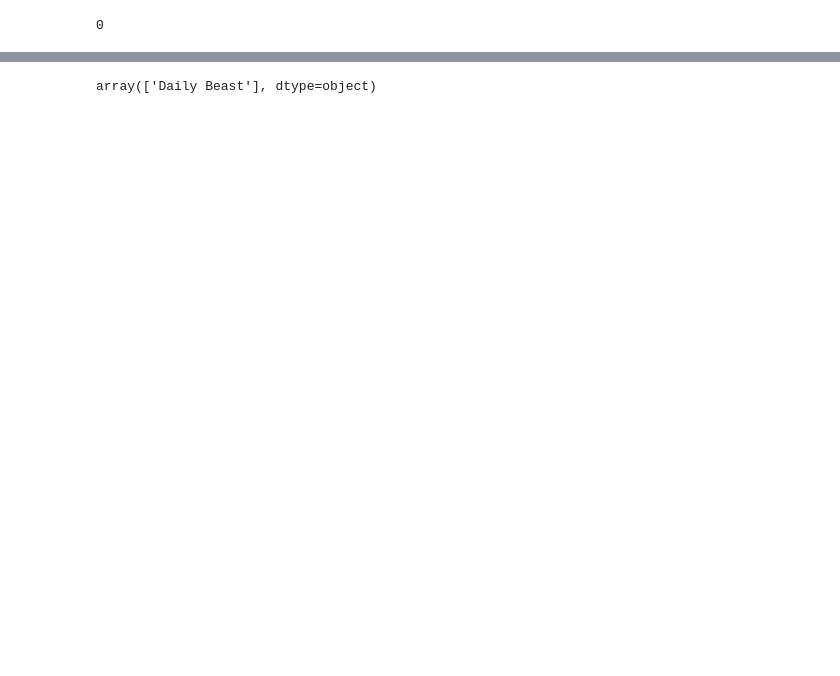
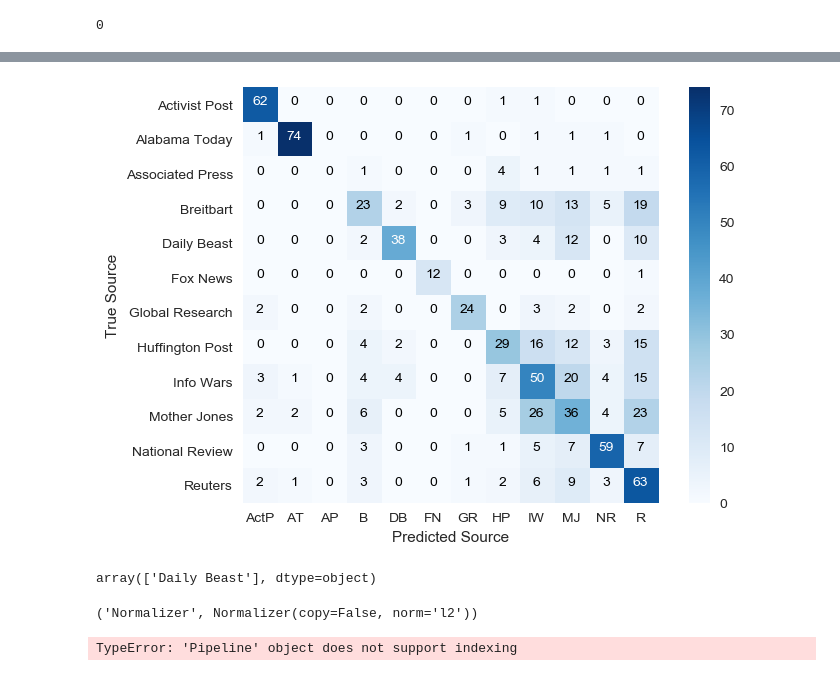
Before and after one commit to Zingo3245/Predicting_the_Source_of_News_Articles, a Jupyter notebook: Dry_run.ipynb, the cells around one changed output, grey strips where cells are left out. Drawn from its saved outputs; the diff is of its cells as text; code cells hidden in the pictures; blank space fills up the shorter version.

```diff
--- a/Dry_run.ipynb
+++ b/Dry_run.ipynb
@@ -293,0 +220,3 @@ terms = tfidf.get_feature_names()
+# %%
+lsa = pickle.load(open("pickle_files/lsa.pkl", "rb" ))
+corpus_lsa = pickle.load(open("pickle_files/corpus_lsa.pkl", "rb" ))
@@ -356,6 +429,39 @@ print(dt.score(X_train, y_train))
+# %%
+names = ['Activist Post', 'Alabama Today', 'Associated Press', 'Breitbart', 'Daily Beast',
+       'Fox News', 'Global Research', 'Huffington Post',
+       'Info Wars', 'Mother Jones', 'National Review', 'Reuters']
+plt.figure(dpi=100)
+cm = confusion_matrix(y_test, dt.predict(X_test))
+plt.imshow(cm, cmap=plt.cm.Blues)
+plt.grid(False)
+plt.colorbar();
+plt.xticks([0,1,2,3,4,5,6, 7, 8, 9, 10, 11], ('ActP', 'AT', 'AP', 'B', 'DB',
+       'FN', 'GR', 'HP',
+       'IW', 'MJ', 'NR', 'R'))
+plt.yticks([0,1,2,3,4,5,6, 7, 8, 9, 10, 11], ('Activist Post', 'Alabama Today', 'Associated Press', 'Breitbart', 'Daily Beast',
+       'Fox News', 'Global Research', 'Huffington Post',
+       'Info Wars', 'Mother Jones', 'National Review', 'Reuters'));
+plt.ylabel("True Source")
+plt.xlabel("Predicted Source");
+fmt = '.1f'
+thresh = cm.max() / 2.
+for i, j in itertools.product(range(cm.shape[0]), range(cm.shape[1])):
+    plt.text(j, i, format(cm[i, j]),#, fmt),
+             horizontalalignment="center",
+             color="white" if cm[i, j] > thresh else "black")
+# %% [output]
+[figure, added]
 # %%
 dt.predict(125)
 # %% [output]
 array(['Daily Beast'], dtype=object)
 # %%
-pipe = Pipeline(steps=[('tfidf', tfidf), ('lsa', lsa), ('Normalizer', Normalizer), ('km', km)])
+pipe = Pipeline(steps=[('tfidf', tfidf), ('lsa', lsa), ('Normalizer', Normalizer(copy=False)), ('km', km), ])
+pipe.steps[2]
+# %% [output]
+('Normalizer', Normalizer(copy=False, norm='l2'))
+# %%
+piper = make_pipeline(tfidf, lsa, Normalizer, km)
+piper[3]
+# %% [output]
+TypeError: 'Pipeline' object does not support indexing
```
Also changed, not shown: parts of 40 cells of this notebook, 7 other files.
